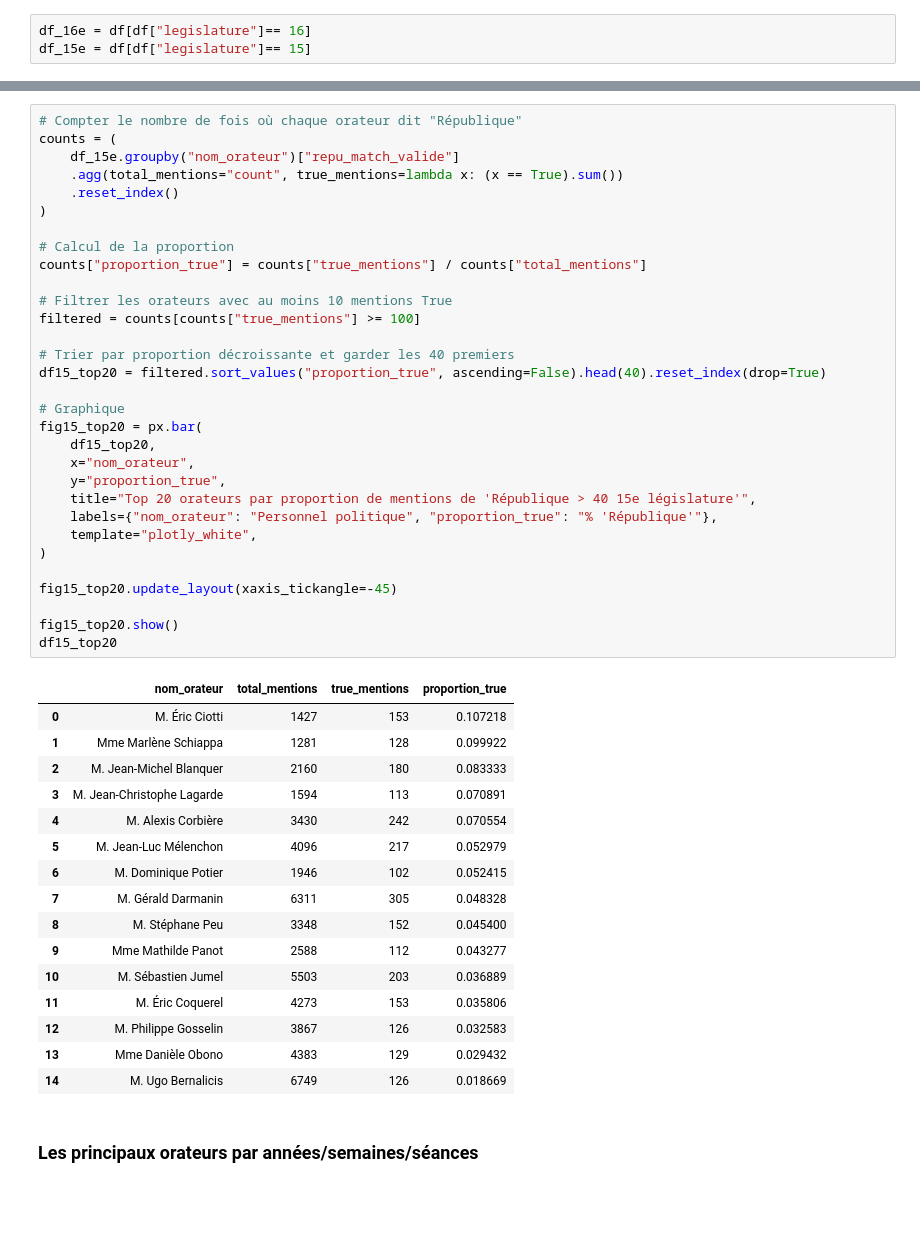
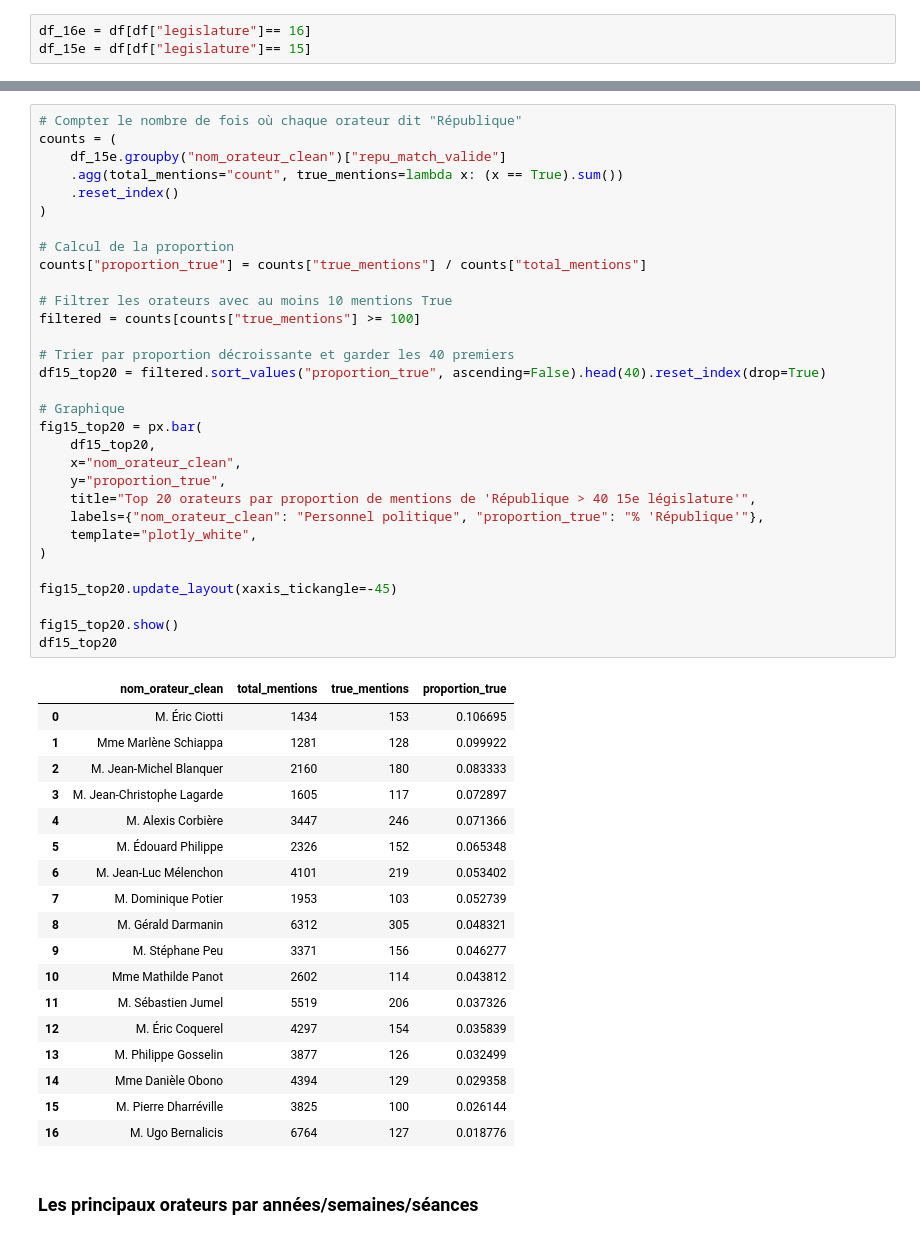
Before and after one commit to leomignot/republique-cest-quoi, a Jupyter notebook: exploration/analyses_%.ipynb, the cells around one changed output, grey strips where cells are left out. Drawn from its saved outputs; the diff is of its cells as text; blank space fills up the shorter version.

```diff
--- a/exploration/analyses_%.ipynb
+++ b/exploration/analyses_%.ipynb
@@ -821,51 +1002,53 @@ df16_top20
 # %%
 # Compter le nombre de fois où chaque orateur dit "République"
 counts = (
-    df_15e.groupby("nom_orateur")["repu_match_valide"]
+    df_15e.groupby("nom_orateur_clean")["repu_match_valide"]
     .agg(total_mentions="count", true_mentions=lambda x: (x == True).sum())
     .reset_index()
 )
 
 # Calcul de la proportion
 counts["proportion_true"] = counts["true_mentions"] / counts["total_mentions"]
 
 # Filtrer les orateurs avec au moins 10 mentions True
 filtered = counts[counts["true_mentions"] >= 100]
 
 # Trier par proportion décroissante et garder les 40 premiers
 df15_top20 = filtered.sort_values("proportion_true", ascending=False).head(40).reset_index(drop=True)
 
 # Graphique
 fig15_top20 = px.bar(
     df15_top20,
-    x="nom_orateur",
+    x="nom_orateur_clean",
     y="proportion_true",
     title="Top 20 orateurs par proportion de mentions de 'République > 40 15e législature'",
-    labels={"nom_orateur": "Personnel politique", "proportion_true": "% 'République'"},
+    labels={"nom_orateur_clean": "Personnel politique", "proportion_true": "% 'République'"},
     template="plotly_white",
 )
 
 fig15_top20.update_layout(xaxis_tickangle=-45)
 
 fig15_top20.show()
 df15_top20
 # %% [output]
-|  | nom_orateur | total_mentions | true_mentions | proportion_true |
-| 0 | M. Éric Ciotti | 1427 | 153 | 0.107218 |
+|  | nom_orateur_clean | total_mentions | true_mentions | proportion_true |
+| 0 | M. Éric Ciotti | 1434 | 153 | 0.106695 |
 | 1 | Mme Marlène Schiappa | 1281 | 128 | 0.099922 |
 | 2 | M. Jean-Michel Blanquer | 2160 | 180 | 0.083333 |
-| 3 | M. Jean-Christophe Lagarde | 1594 | 113 | 0.070891 |
-| 4 | M. Alexis Corbière | 3430 | 242 | 0.070554 |
-| 5 | M. Jean-Luc Mélenchon | 4096 | 217 | 0.052979 |
-| 6 | M. Dominique Potier | 1946 | 102 | 0.052415 |
-| 7 | M. Gérald Darmanin | 6311 | 305 | 0.048328 |
-| 8 | M. Stéphane Peu | 3348 | 152 | 0.045400 |
-| 9 | Mme Mathilde Panot | 2588 | 112 | 0.043277 |
-| 10 | M. Sébastien Jumel | 5503 | 203 | 0.036889 |
-| 11 | M. Éric Coquerel | 4273 | 153 | 0.035806 |
-| 12 | M. Philippe Gosselin | 3867 | 126 | 0.032583 |
-| 13 | Mme Danièle Obono | 4383 | 129 | 0.029432 |
-| 14 | M. Ugo Bernalicis | 6749 | 126 | 0.018669 |
+| 3 | M. Jean-Christophe Lagarde | 1605 | 117 | 0.072897 |
+| 4 | M. Alexis Corbière | 3447 | 246 | 0.071366 |
+| 5 | M. Édouard Philippe | 2326 | 152 | 0.065348 |
+| 6 | M. Jean-Luc Mélenchon | 4101 | 219 | 0.053402 |
+| 7 | M. Dominique Potier | 1953 | 103 | 0.052739 |
+| 8 | M. Gérald Darmanin | 6312 | 305 | 0.048321 |
+| 9 | M. Stéphane Peu | 3371 | 156 | 0.046277 |
+| 10 | Mme Mathilde Panot | 2602 | 114 | 0.043812 |
+| 11 | M. Sébastien Jumel | 5519 | 206 | 0.037326 |
+| 12 | M. Éric Coquerel | 4297 | 154 | 0.035839 |
+| 13 | M. Philippe Gosselin | 3877 | 126 | 0.032499 |
+| 14 | Mme Danièle Obono | 4394 | 129 | 0.029358 |
+| 15 | M. Pierre Dharréville | 3825 | 100 | 0.026144 |
+| 16 | M. Ugo Bernalicis | 6764 | 127 | 0.018776 |
 # %% [markdown]
 ### Les principaux orateurs par années/semaines/séances
 # %%
```
Also changed, not shown: parts of 45 cells of this notebook, 2 other files.
